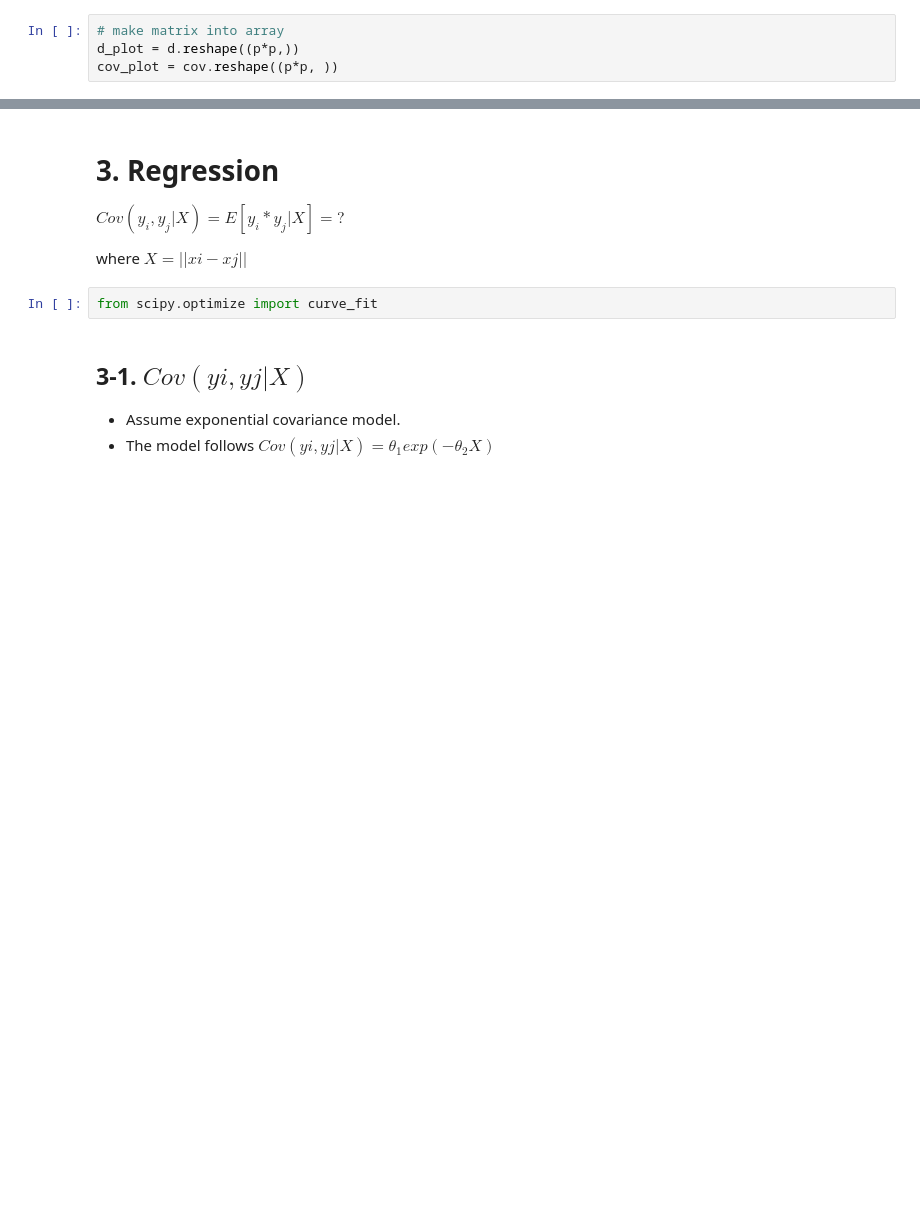
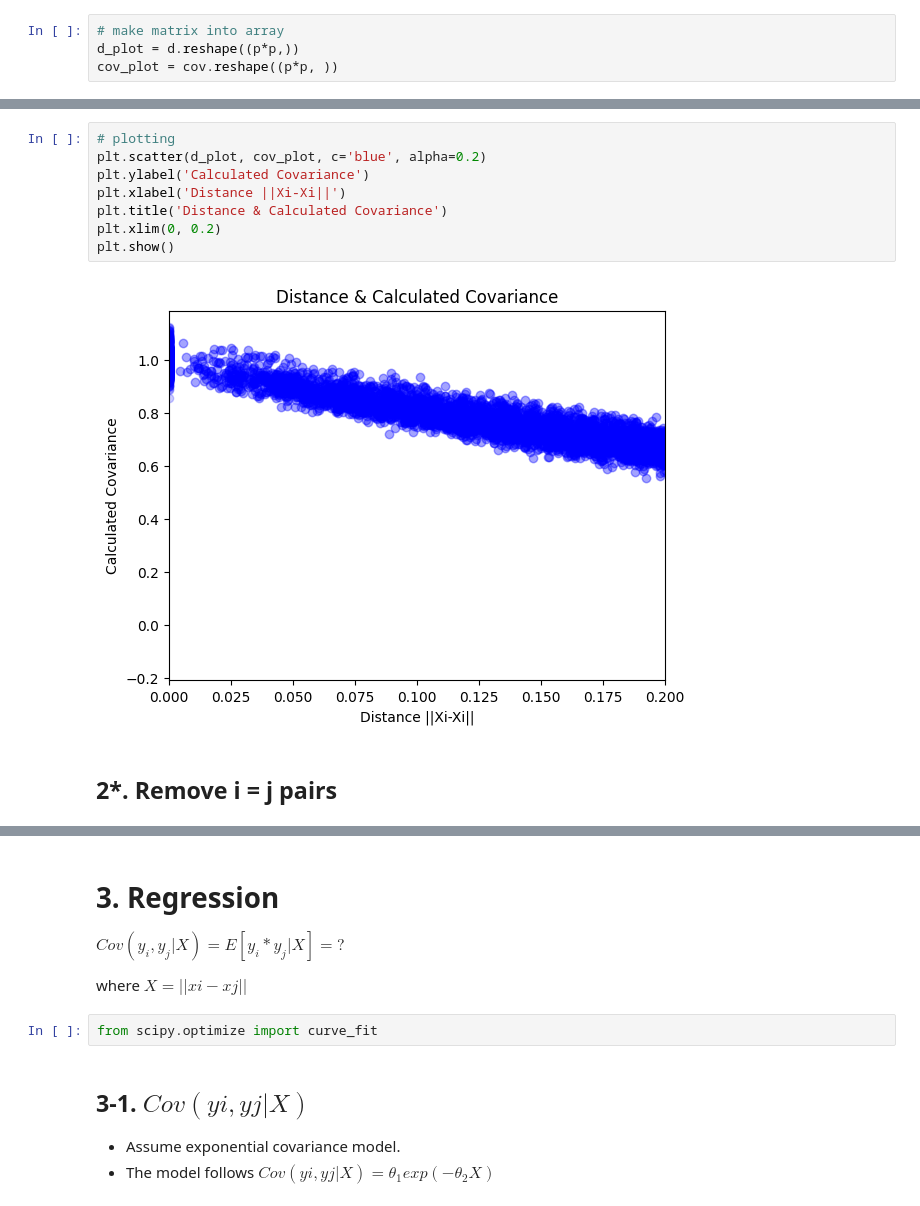
Before and after one commit to 272-burger/Covariance-Modeling, a Jupyter notebook: Covariance/RA_ExpPlotting.ipynb, the cells around one changed output, grey strips where cells are left out. Cells and saved outputs as stored; diff of their text form; blank space fills up the shorter version.

```diff
--- a/Covariance/RA_ExpPlotting.ipynb
+++ b/Covariance/RA_ExpPlotting.ipynb
@@ -113,0 +139,12 @@ cov_plot = cov.reshape((p*p, ))
+# %%
+# plotting
+plt.scatter(d_plot, cov_plot, c='blue', alpha=0.2)
+plt.ylabel('Calculated Covariance')
+plt.xlabel('Distance ||Xi-Xi||')
+plt.title('Distance & Calculated Covariance')
+plt.xlim(0, 0.2)
+plt.show()
+# %% [output]
+[figure, added]
+# %% [markdown]
+## 2*. Remove i = j pairs
```
Also changed, not shown: parts of 8 cells of this notebook.
